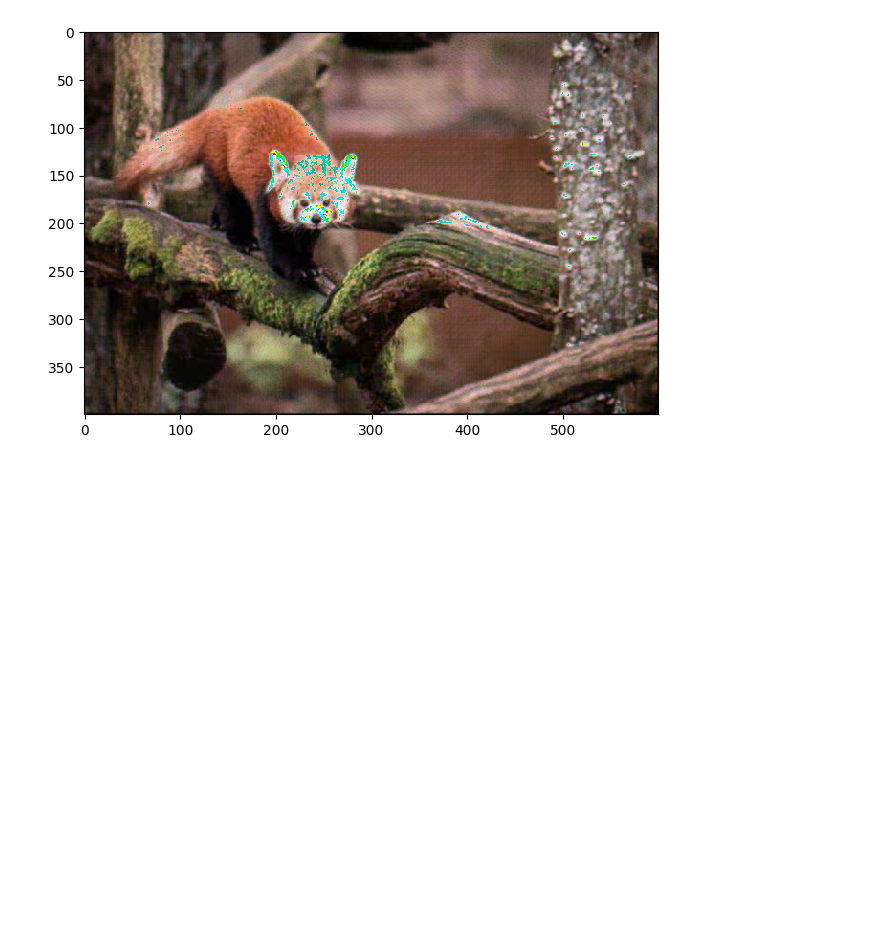
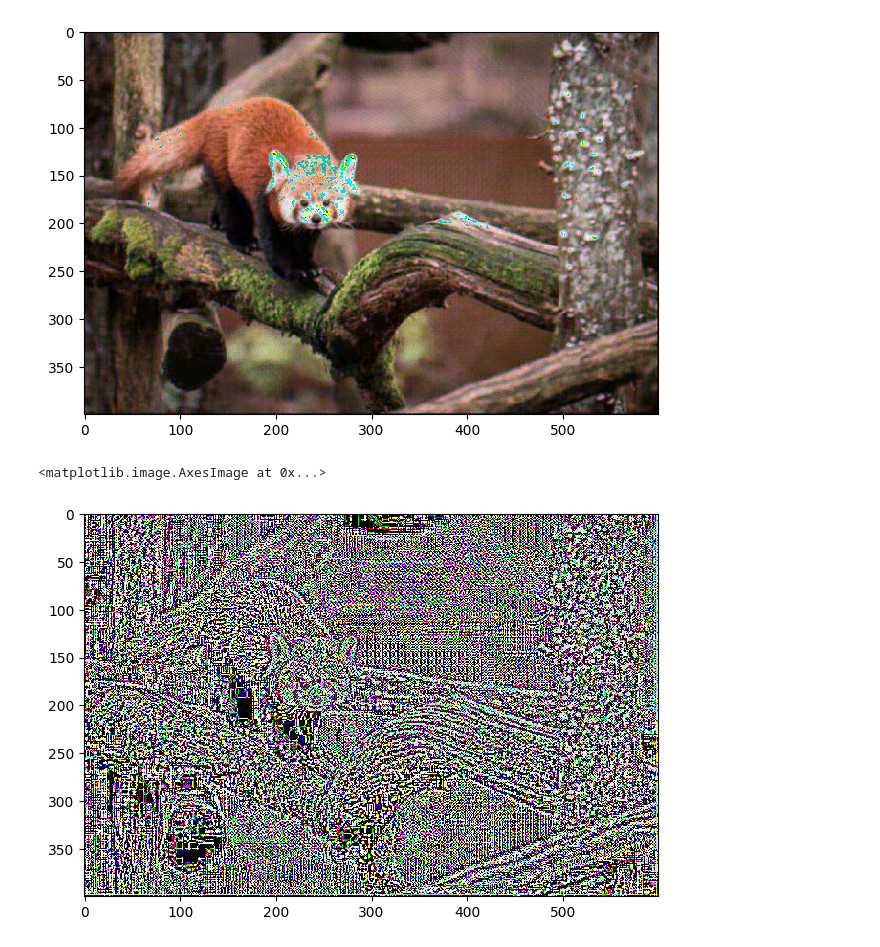
Before and after one commit to MK396/SiOC, a Jupyter notebook: demozaikowanie.ipynb, the cells around one changed output. Saved outputs shown, nothing was run; the diff lists cells and outputs as text; code cells hidden in the pictures; blank space fills up the shorter version.

Commit message:
Utworzono za pomocą Colaboratory

```diff
--- a/demozaikowanie.ipynb
+++ b/demozaikowanie.ipynb
@@ -30,3 +31,15 @@ obraz_demozaikowany.shape
 # %% [output]
 (400, 600, 3)
 [figure]
+# %%
+# Wykrywanie krawędzi za pomocą filtru Laplaca
+filtr_laplace = np.array([[0, 1, 0], [1, -4, 1], [0, 1, 0]])
+obraz_krawedzie_Laplace = np.dstack([
+    convolve(obraz_demozaikowany[:, :, channel], filtr_laplace, mode="constant", cval=0.0)
+    for channel in range(3)
+])
+
+io.imshow(obraz_krawedzie_Laplace)
+# %% [output]
+<matplotlib.image.AxesImage at 0x...>
+[figure, added]
```
Also changed, not shown: parts of 4 cells of this notebook.
